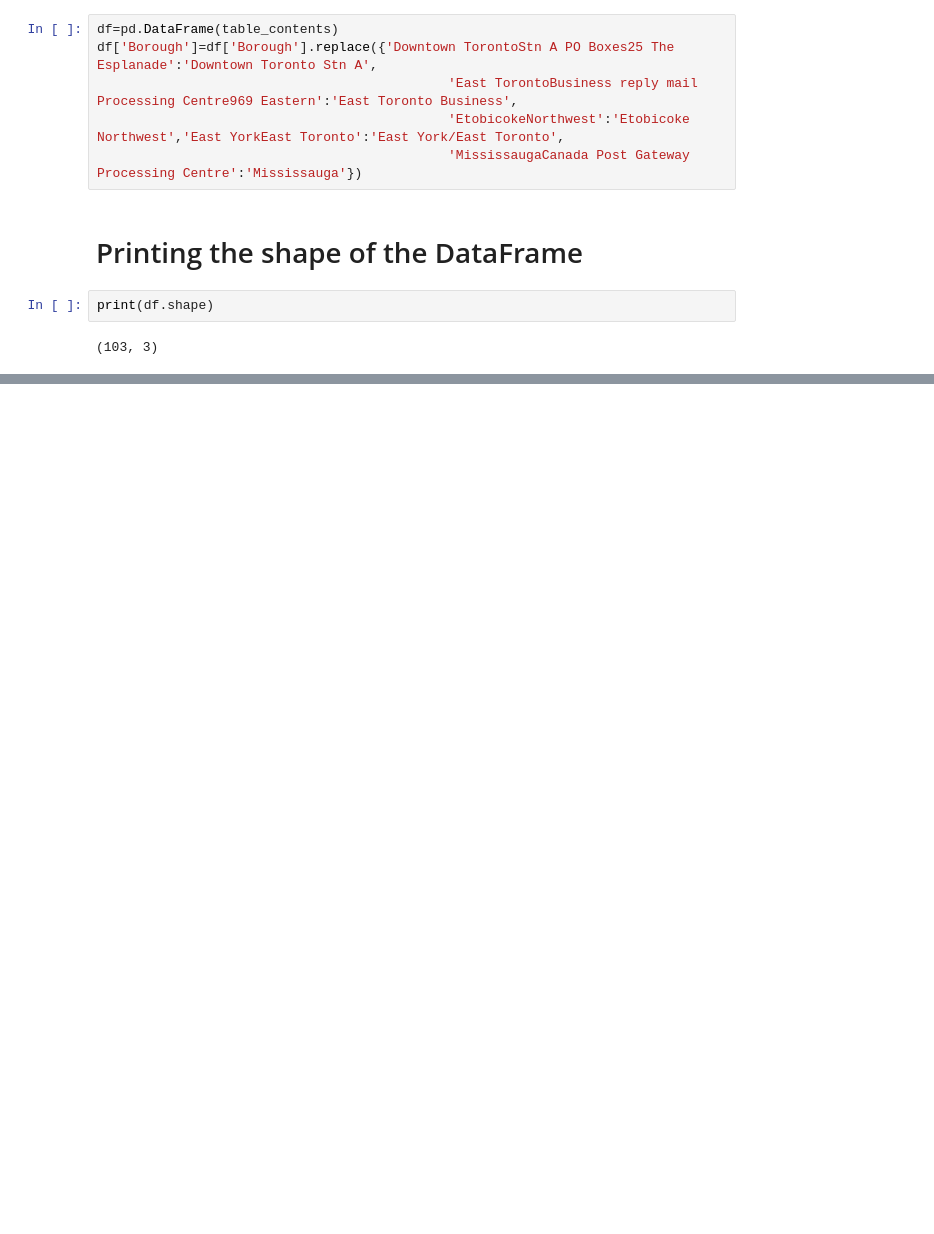
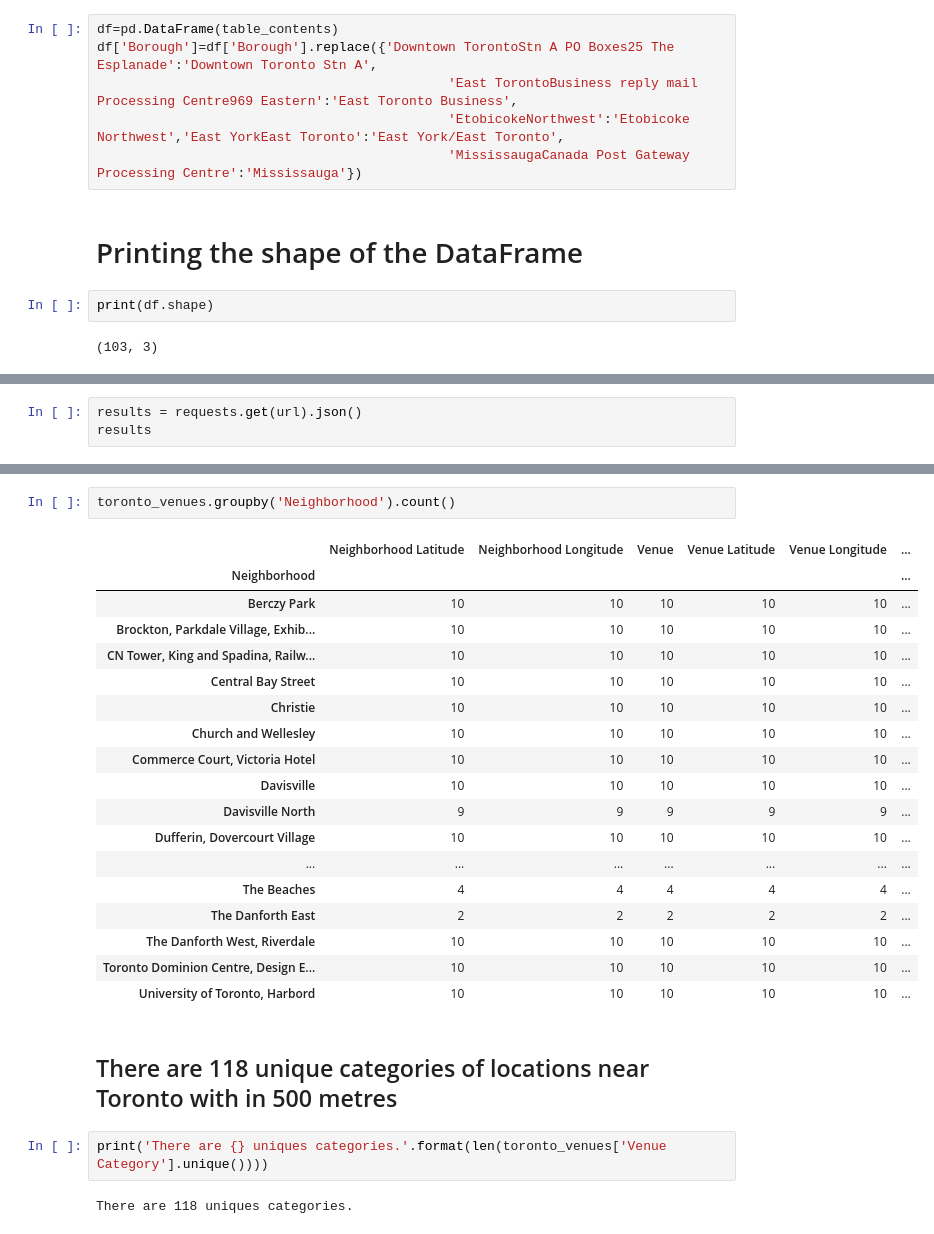
Before and after one commit to padmavenki/Coursera_Capstone, a Jupyter notebook: Clustering Toronto Neighbourhood.ipynb, the cells around one changed output, grey strips where cells are left out. Cells and saved outputs as stored; diff of their text form; blank space fills up the shorter version.

```diff
--- a/Clustering Toronto Neighbourhood.ipynb
+++ b/Clustering Toronto Neighbourhood.ipynb
@@ -46,0 +292,3 @@ print(df.shape)
+# %%
+results = requests.get(url).json()
+results
@@ -46,0 +429,27 @@ print(df.shape)
+# %%
+toronto_venues.groupby('Neighborhood').count()
+# %% [output]
+|  | Neighborhood Latitude | Neighborhood Longitude | Venue | Venue Latitude | Venue Longitude | ... |
+| Neighborhood |  |  |  |  |  | ... |
+| Berczy Park | 10 | 10 | 10 | 10 | 10 | ... |
+| Brockton, Parkdale Village, Exhib... | 10 | 10 | 10 | 10 | 10 | ... |
+| CN Tower, King and Spadina, Railw... | 10 | 10 | 10 | 10 | 10 | ... |
+| Central Bay Street | 10 | 10 | 10 | 10 | 10 | ... |
+| Christie | 10 | 10 | 10 | 10 | 10 | ... |
+| Church and Wellesley | 10 | 10 | 10 | 10 | 10 | ... |
+| Commerce Court, Victoria Hotel | 10 | 10 | 10 | 10 | 10 | ... |
+| Davisville | 10 | 10 | 10 | 10 | 10 | ... |
+| Davisville North | 9 | 9 | 9 | 9 | 9 | ... |
+| Dufferin, Dovercourt Village | 10 | 10 | 10 | 10 | 10 | ... |
+| ... | ... | ... | ... | ... | ... | ... |
+| The Beaches | 4 | 4 | 4 | 4 | 4 | ... |
+| The Danforth East | 2 | 2 | 2 | 2 | 2 | ... |
+| The Danforth West, Riverdale | 10 | 10 | 10 | 10 | 10 | ... |
+| Toronto Dominion Centre, Design E... | 10 | 10 | 10 | 10 | 10 | ... |
+| University of Toronto, Harbord | 10 | 10 | 10 | 10 | 10 | ... |
+# %% [markdown]
+## There are 118 unique categories of locations near Toronto with in 500 metres
+# %%
+print('There are {} uniques categories.'.format(len(toronto_venues['Venue Category'].unique())))
+# %% [output]
+There are 118 uniques categories.
```
Also changed, not shown: parts of 51 cells of this notebook.
